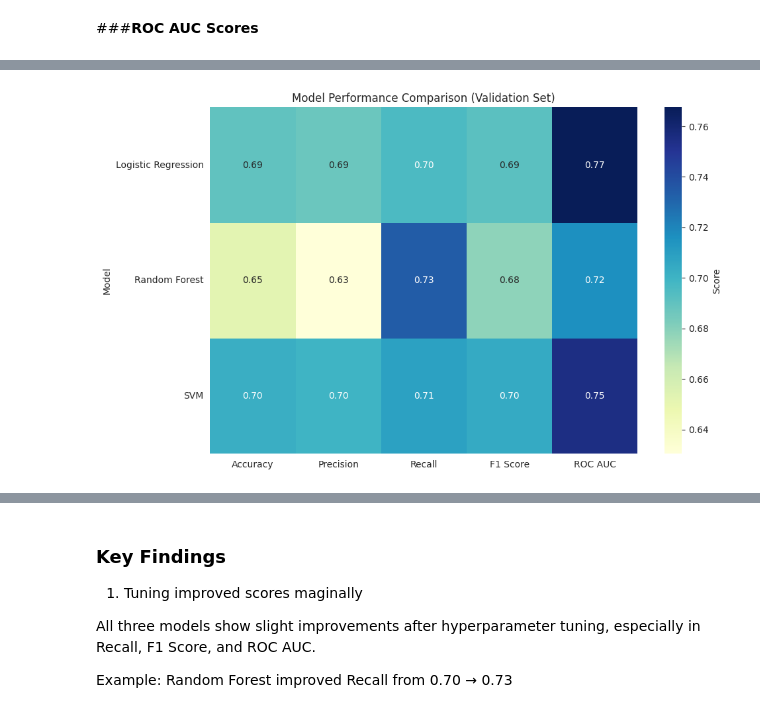
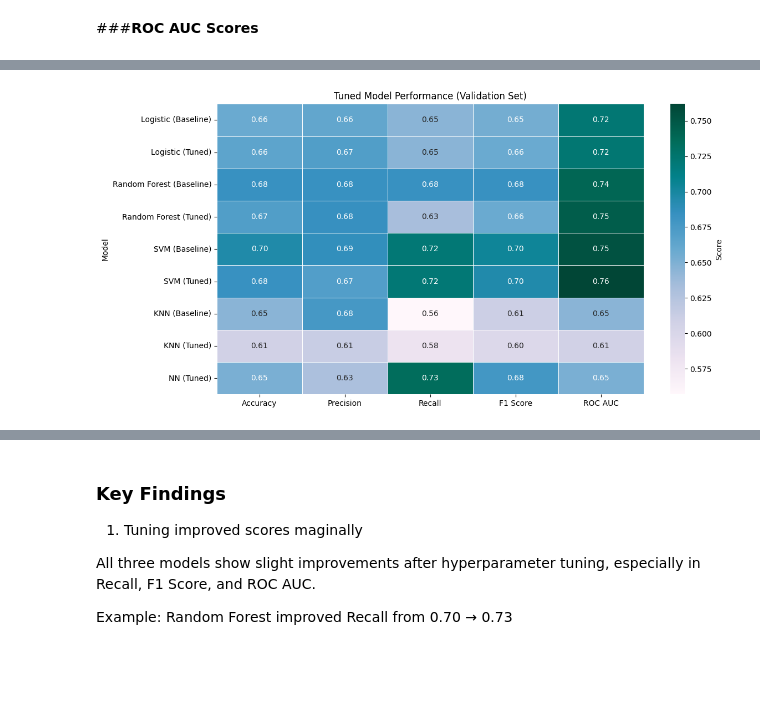
Before and after one commit to AvChilds/serviced_accommodation_ML_project, a Jupyter notebook: masters_assignment_2.ipynb, the cells around one changed output, grey strips where cells are left out. Saved outputs shown, nothing was run; the diff lists cells and outputs as text; code cells hidden in the pictures; blank space fills up the shorter version.

```diff
--- a/masters_assignment_2.ipynb
+++ b/masters_assignment_2.ipynb
@@ -1506,0 +1599,2 @@ Overall, Random Forest produced the highest number of true positives (55), which
+# %%
+best_knn = knn_tuned.best_estimator_
@@ -1617,9 +1874,29 @@ best_models = {
 # %%
-# create a hyperparameter tuning results dataframe
+
+ #Step 1: Store baseline and tuned models
+models = {
+    "Logistic (Baseline)": logreg,
+    "Logistic (Tuned)": best_logreg,
+    "Random Forest (Baseline)": rf,
+    "Random Forest (Tuned)": best_rf,
+    "SVM (Baseline)": svm,
+    "SVM (Tuned)": best_svm,
+    "KNN (Baseline)": knn,
+    "KNN (Tuned)": best_knn,
+    "NN (Tuned)": best_nn
+}
+
+# Step 2: Evaluate all models
 results = []
-for name, model in best_models.items():
-    y_pred = model.predict(X_val)
-    y_proba = model.predict_proba(X_val)[:, 1]
+
+for name, model in models.items():
+    # Check if it's the Keras model
+    if "NN" in name:
+        y_proba = model.predict(X_val).flatten()  # single column output
+        y_pred = (y_proba > 0.5).astype("int32")   # threshold to get binary labels
+    else:
+        y_pred = model.predict(X_val)
+        y_proba = model.predict_proba(X_val)[:, 1]
 
     results.append({
         "Model": name,
@@ -1630,7 +1907,5 @@ for name, model in best_models.items():
         "ROC AUC": roc_auc_score(y_val, y_proba)
     })
 
-results_df = pd.DataFrame(results)
-print("\nModel Comparison:")
-print(results_df)
+results_df = pd.DataFrame(results).set_index("Model")
 # %% [output]
@@ -1676,14 +1913,9 @@ plt.show()
 # %%
-# Set the model name as index
-results_df.set_index('Model', inplace=True)
-
-# Create the heatmap
-plt.figure(figsize=(10, 6))
-sns.heatmap(results_df, annot=True, cmap='YlGnBu', fmt=".2f", cbar_kws={'label': 'Score'})
-
-plt.title("Model Performance Comparison (Validation Set)")
+plt.figure(figsize=(12, 6))
+sns.heatmap(results_df, annot=True, fmt=".2f", cmap='PuBuGn', linewidths=0.5, cbar_kws={'label': 'Score'})
+plt.title("Tuned Model Performance (Validation Set)")
 plt.yticks(rotation=0)
 plt.tight_layout()
 plt.show()
 # %% [output]
-[figure, old version]
+[figure, new version]
```
Also changed, not shown: parts of 145 cells of this notebook.
